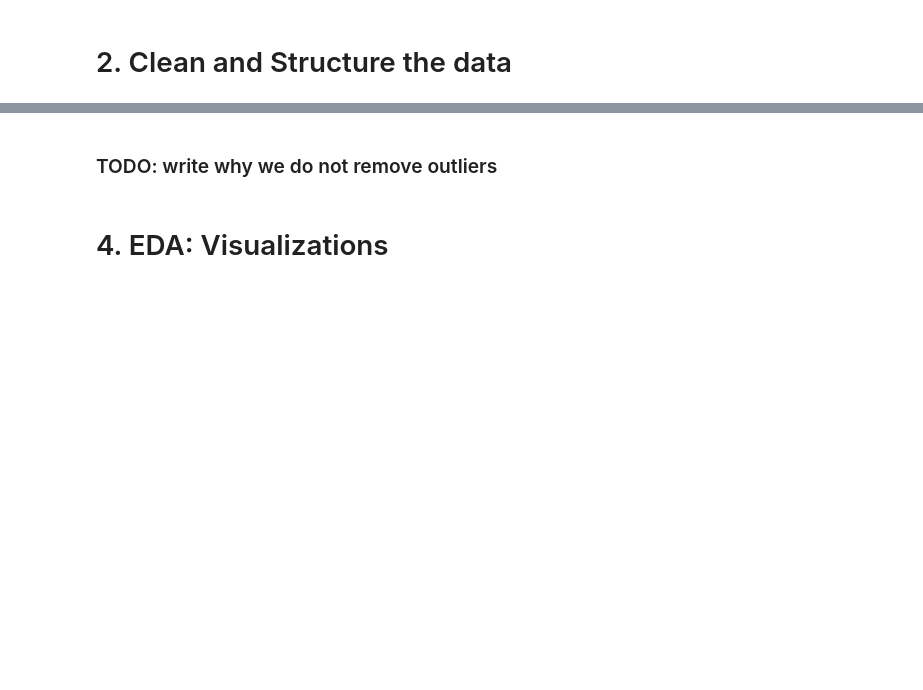
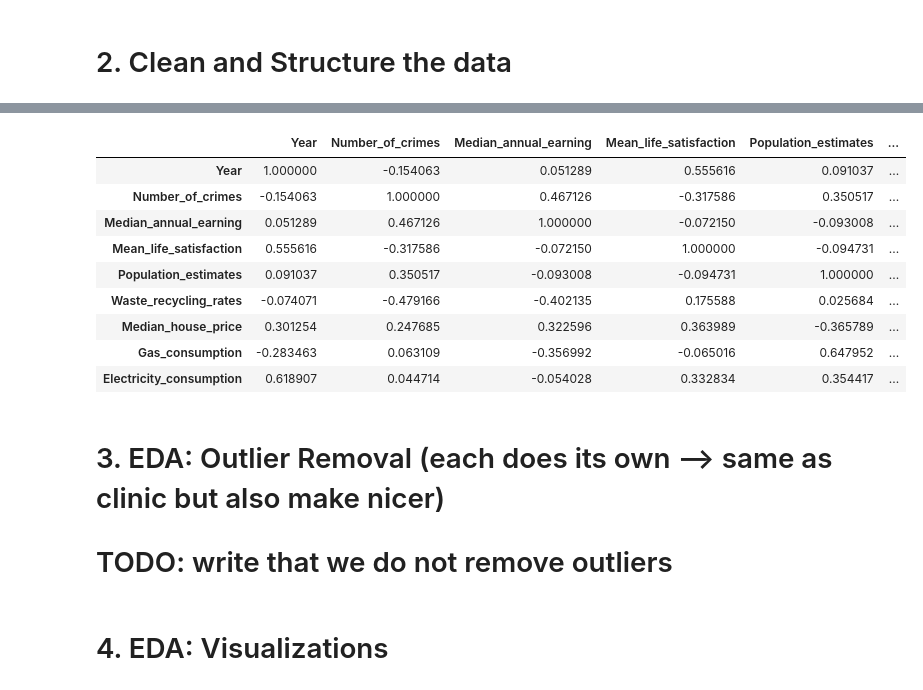
Before and after one commit to MischaRauch/london_house_price_prediction, a Jupyter notebook: Assignment.ipynb, the cells around one changed output, grey strips where cells are left out. Drawn from its saved outputs; the diff is of its cells as text; code cells hidden in the pictures; blank space fills up the shorter version.

```diff
--- a/Assignment.ipynb
+++ b/Assignment.ipynb
@@ -49,5 +48,20 @@ merge5
+# %%
+corr = data.corr()
+corr
+# %% [output]
+|  | Year | Number_of_crimes | Median_annual_earning | Mean_life_satisfaction | Population_estimates | ... |
+| Year | 1.000000 | -0.154063 | 0.051289 | 0.555616 | 0.091037 | ... |
+| Number_of_crimes | -0.154063 | 1.000000 | 0.467126 | -0.317586 | 0.350517 | ... |
+| Median_annual_earning | 0.051289 | 0.467126 | 1.000000 | -0.072150 | -0.093008 | ... |
+| Mean_life_satisfaction | 0.555616 | -0.317586 | -0.072150 | 1.000000 | -0.094731 | ... |
+| Population_estimates | 0.091037 | 0.350517 | -0.093008 | -0.094731 | 1.000000 | ... |
+| Waste_recycling_rates | -0.074071 | -0.479166 | -0.402135 | 0.175588 | 0.025684 | ... |
+| Median_house_price | 0.301254 | 0.247685 | 0.322596 | 0.363989 | -0.365789 | ... |
+| Gas_consumption | -0.283463 | 0.063109 | -0.356992 | -0.065016 | 0.647952 | ... |
+| Electricity_consumption | 0.618907 | 0.044714 | -0.054028 | 0.332834 | 0.354417 | ... |
 # %% [markdown]
-### TODO: write why we do not remove outliers
+# 3. EDA: Outlier Removal (each does its own --> same as clinic but also make nicer)
+# TODO: write that we do not remove outliers
 # %% [markdown]
 # 4. EDA: Visualizations
 # %% [markdown]
```
Also changed, not shown: parts of 8 cells of this notebook, 3 other files.
